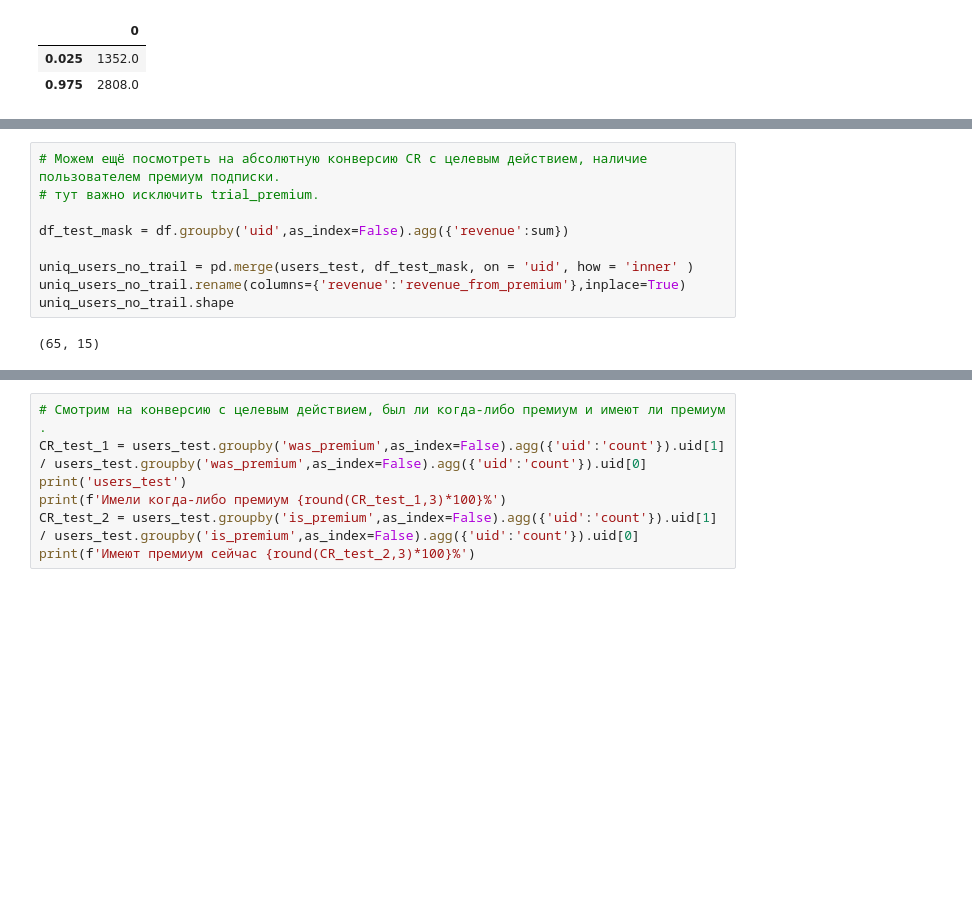
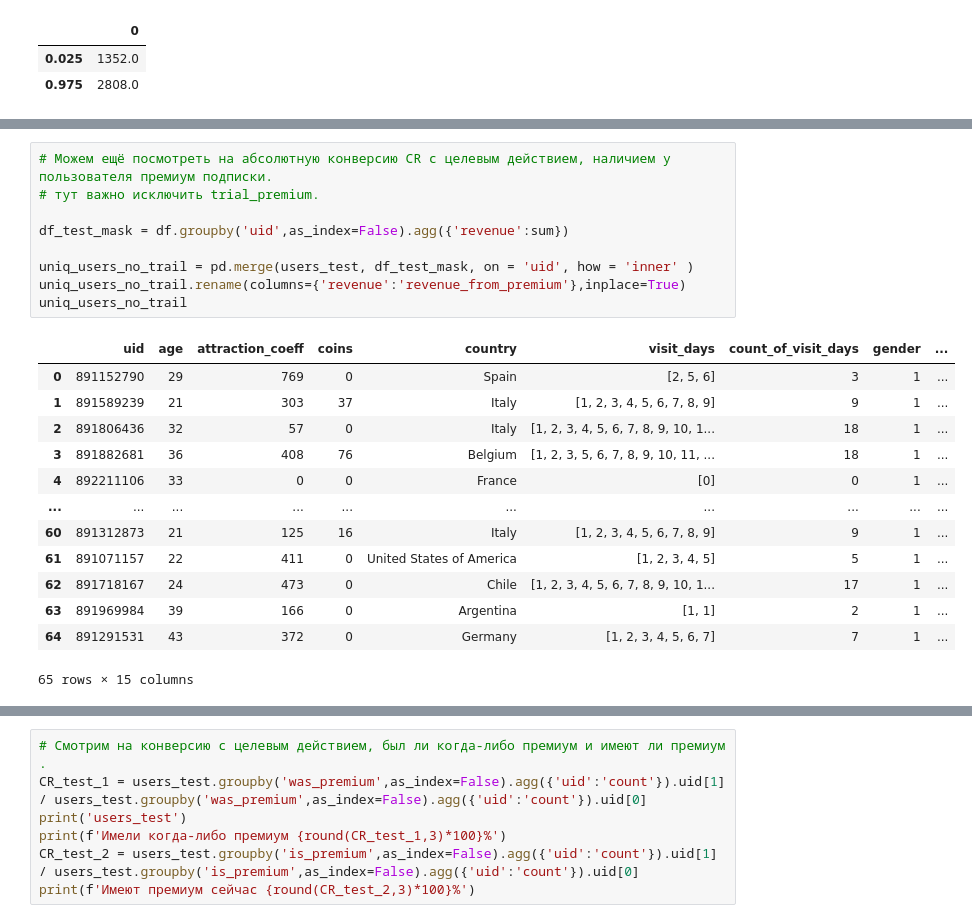
Before and after one commit to Ed-Tari/AB_test_project_2, a Jupyter notebook: pet_2.ipynb, the cells around one changed output, grey strips where cells are left out. Cells and saved outputs as stored; diff of their text form; blank space fills up the shorter version.

```diff
--- a/pet_2.ipynb
+++ b/pet_2.ipynb
@@ -459,11 +503,23 @@ booted_data["ci"]
 # %%
-# Можем ещё посмотреть на абсолютную конверсию CR c целевым действием, наличие пользователем премиум подписки.
+# Можем ещё посмотреть на абсолютную конверсию CR c целевым действием, наличием у пользователя премиум подписки.
 # тут важно исключить trial_premium.
 
 df_test_mask = df.groupby('uid',as_index=False).agg({'revenue':sum})
 
 uniq_users_no_trail = pd.merge(users_test, df_test_mask, on = 'uid', how = 'inner' )
 uniq_users_no_trail.rename(columns={'revenue':'revenue_from_premium'},inplace=True)
-uniq_users_no_trail.shape
+uniq_users_no_trail
 # %% [output]
+|  | uid | age | attraction_coeff | coins | country | visit_days | count_of_visit_days | gender | ... |
+| 0 | 891152790 | 29 | 769 | 0 | Spain | [2, 5, 6] | 3 | 1 | ... |
+| 1 | 891589239 | 21 | 303 | 37 | Italy | [1, 2, 3, 4, 5, 6, 7, 8, 9] | 9 | 1 | ... |
+| 2 | 891806436 | 32 | 57 | 0 | Italy | [1, 2, 3, 4, 5, 6, 7, 8, 9, 10, 1... | 18 | 1 | ... |
+| 3 | 891882681 | 36 | 408 | 76 | Belgium | [1, 2, 3, 5, 6, 7, 8, 9, 10, 11, ... | 18 | 1 | ... |
+| 4 | 892211106 | 33 | 0 | 0 | France | [0] | 0 | 1 | ... |
+| ... | ... | ... | ... | ... | ... | ... | ... | ... | ... |
+| 60 | 891312873 | 21 | 125 | 16 | Italy | [1, 2, 3, 4, 5, 6, 7, 8, 9] | 9 | 1 | ... |
+| 61 | 891071157 | 22 | 411 | 0 | United States of America | [1, 2, 3, 4, 5] | 5 | 1 | ... |
+| 62 | 891718167 | 24 | 473 | 0 | Chile | [1, 2, 3, 4, 5, 6, 7, 8, 9, 10, 1... | 17 | 1 | ... |
+| 63 | 891969984 | 39 | 166 | 0 | Argentina | [1, 1] | 2 | 1 | ... |
+| 64 | 891291531 | 43 | 372 | 0 | Germany | [1, 2, 3, 4, 5, 6, 7] | 7 | 1 | ... |
-(65, 15)
+65 rows × 15 columns
```
Also changed, not shown: parts of 15 cells of this notebook.
